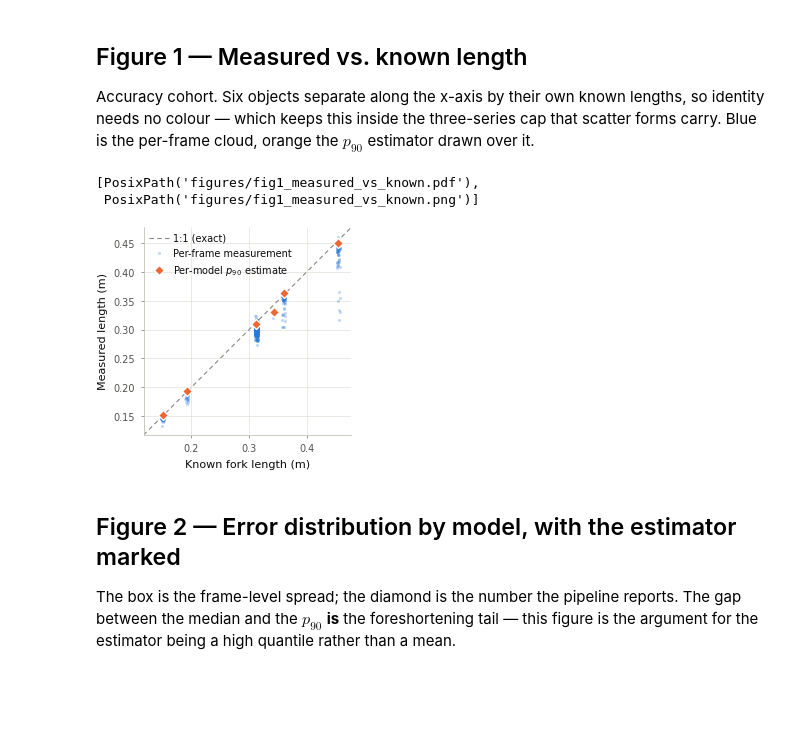
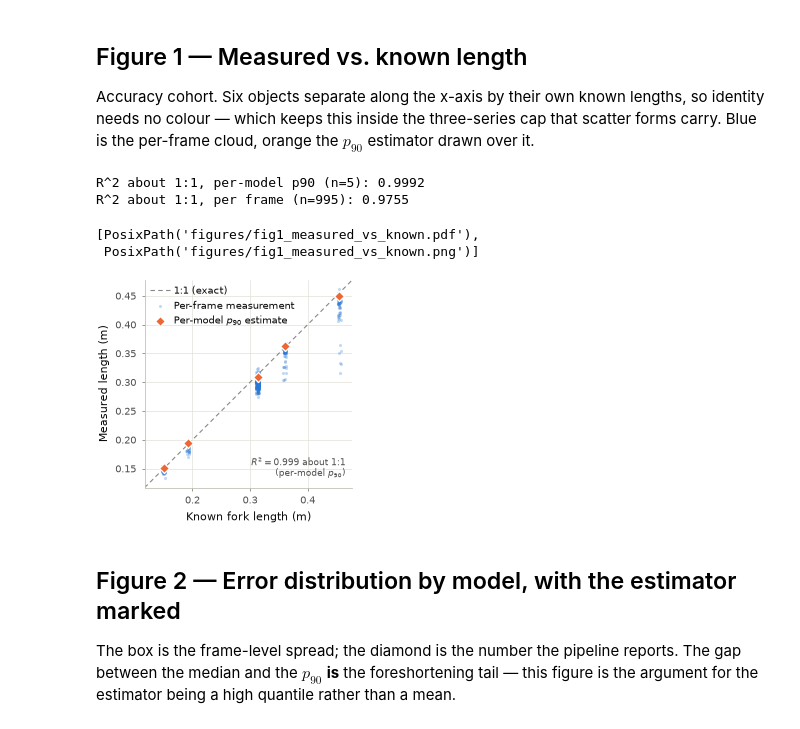
Before and after one commit to UCSD-E4E/imwut_2026_fishsense_lite, a Jupyter notebook: fish_model_analysis/fish_model_measurements.ipynb, the cells around one changed output. Cells and saved outputs as stored; diff of their text form; code cells hidden in the pictures; blank space fills up the shorter version.

```diff
--- a/fish_model_analysis/fish_model_measurements.ipynb
+++ b/fish_model_analysis/fish_model_measurements.ipynb
@@ -409,12 +408,33 @@ Accuracy cohort. Six objects separate along the x-axis by their own known length
 identity needs no colour — which keeps this inside the three-series cap that scatter forms
 carry. Blue is the per-frame cloud, orange the $p_{90}$ estimator drawn over it.
 # %%
-fig1 = pubfig.fig_measured_vs_known(accuracy)
+# R^2 about the 1:1 line, not Pearson r^2: there is no fitted slope or offset
+# to absorb a bias, so it answers "do these agree?" rather than "do these move
+# together?". With eight targets spanning a factor of four in length, r^2 mostly
+# certifies that the targets are different sizes -- a uniform 20 % underestimate
+# would still score ~0.99. Computed here so the figure annotation, the caption
+# and section 4.2 all quote one number.
+p90_by_model = accuracy.groupby("model_name").agg(
+    known_length_m=("known_length_m", "first"),
+    length_p90_m=("length_m", pubfig.nearest_rank_p90))
+r2_p90 = pubfig.r2_about_identity(
+    p90_by_model["known_length_m"], p90_by_model["length_p90_m"])
+r2_frames = pubfig.r2_about_identity(
+    accuracy["known_length_m"], accuracy["length_m"])
+print(f"R^2 about 1:1, per-model p90 (n={len(p90_by_model)}): {r2_p90:.4f}")
+print(f"R^2 about 1:1, per frame (n={len(accuracy)}): {r2_frames:.4f}")
+
+# The annotation is the p90 value because p90 is the reported estimator -- the
+# diamonds, not the cloud, are what the pipeline emits and what section 4.2
+# quotes. Figure 15 is annotated on the same basis for the same reason.
+fig1 = pubfig.fig_measured_vs_known(accuracy, r2=r2_p90, r2_basis="per-model $p_{90}$")
 pubfig.save_figure(fig1, "fig1_measured_vs_known", FIGURE_DIR)
 # %% [output]
-[PosixPath('figures/fig1_measured_vs_known.pdf'),
- PosixPath('figures/fig1_measured_vs_known.png')]
+R^2 about 1:1, per-model p90 (n=5): 0.9992
+R^2 about 1:1, per frame (n=995): 0.9755
+[PosixPath('figures/fig1_measured_vs_known.pdf'),
+ PosixPath('figures/fig1_measured_vs_known.png')]
-[figure, old version]
+[figure, new version]
 # %% [markdown]
 ## Figure 2 — Error distribution by model, with the estimator marked
 
```
Also changed, not shown: parts of 24 cells of this notebook, 44 other files.
